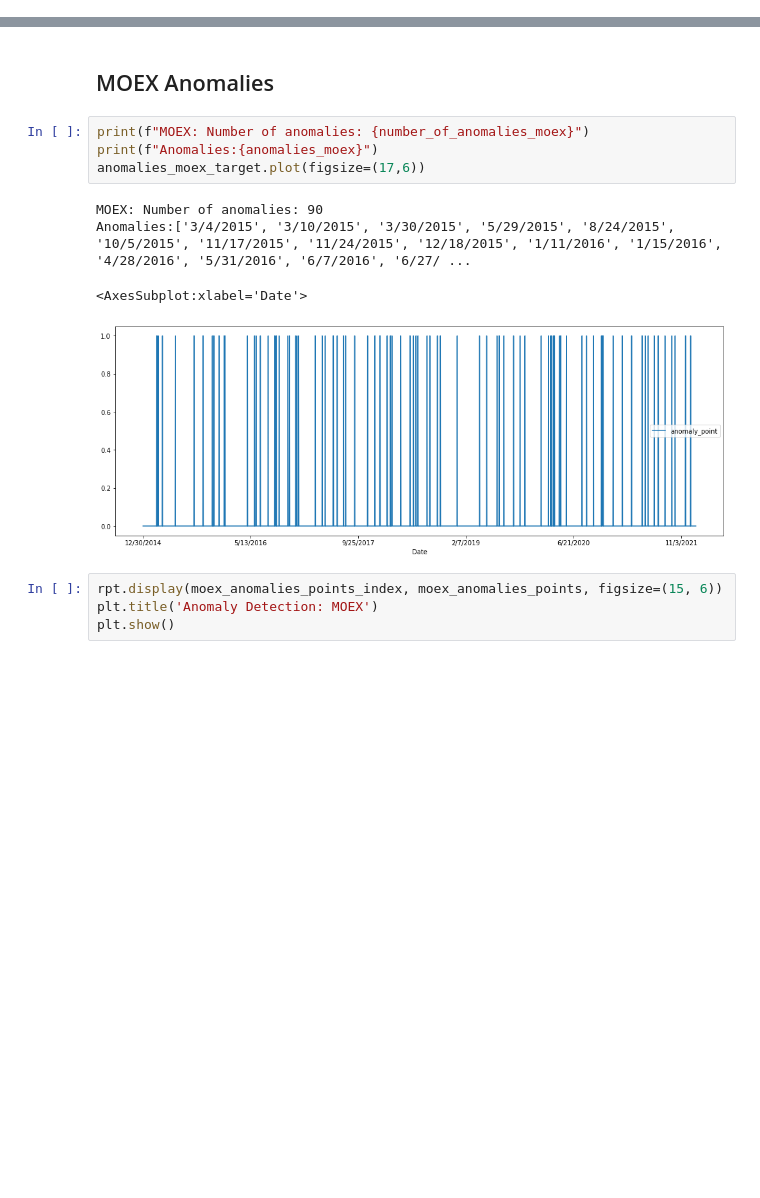
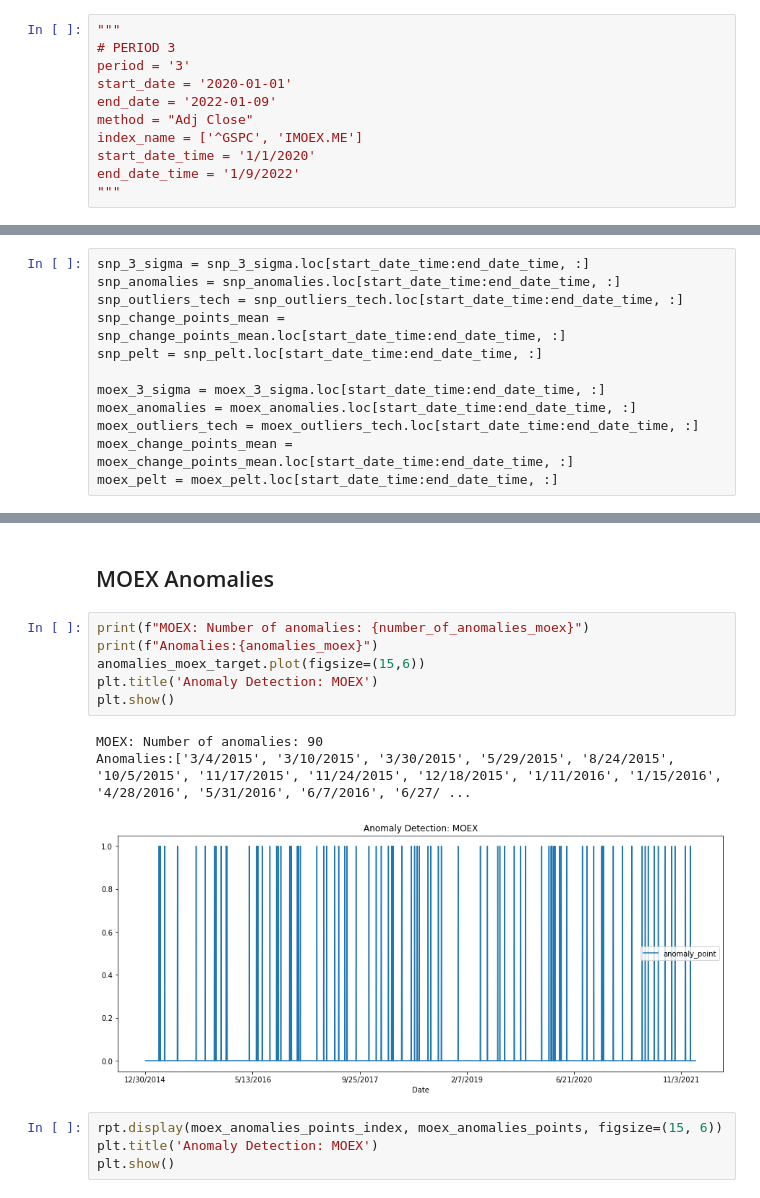
Before and after one commit to odu1ros/timeseries_analysis, a Jupyter notebook: labeling_results.ipynb, the cells around one changed output, grey strips where cells are left out. Saved outputs shown, nothing was run; the diff lists cells and outputs as text; blank space fills up the shorter version.

```diff
--- a/labeling_results.ipynb
+++ b/labeling_results.ipynb
@@ -34,0 +69,11 @@ index_name = ['^GSPC', 'IMOEX.ME']
+# %%
+"""
+# PERIOD 3
+period = '3'
+start_date = '2020-01-01'
+end_date = '2022-01-09'
+method = "Adj Close"
+index_name = ['^GSPC', 'IMOEX.ME']
+start_date_time = '1/1/2020'
+end_date_time = '1/9/2022'
+"""
@@ -35,3 +92,15 @@ index_name = ['^GSPC', 'IMOEX.ME']
+# %%
+snp_3_sigma = snp_3_sigma.loc[start_date_time:end_date_time, :]
+snp_anomalies = snp_anomalies.loc[start_date_time:end_date_time, :]
+snp_outliers_tech = snp_outliers_tech.loc[start_date_time:end_date_time, :]
+snp_change_points_mean = snp_change_points_mean.loc[start_date_time:end_date_time, :]
+snp_pelt = snp_pelt.loc[start_date_time:end_date_time, :]
+
+moex_3_sigma = moex_3_sigma.loc[start_date_time:end_date_time, :]
+moex_anomalies = moex_anomalies.loc[start_date_time:end_date_time, :]
+moex_outliers_tech = moex_outliers_tech.loc[start_date_time:end_date_time, :]
+moex_change_points_mean = moex_change_points_mean.loc[start_date_time:end_date_time, :]
+moex_pelt = moex_pelt.loc[start_date_time:end_date_time, :]
 # %%
 def get_index_data(start_date, end_date, method=method, i=0):
     spx_index = DataReader(index_name[i], 'yahoo', start_date, end_date)[method]
@@ -319,12 +634,13 @@ snp_change_points_points = np.array(snp_change_points_points)
 # %%
 print(f"MOEX: Number of anomalies: {number_of_anomalies_moex}")
 print(f"Anomalies:{anomalies_moex}")
-anomalies_moex_target.plot(figsize=(17,6))
+anomalies_moex_target.plot(figsize=(15,6))
+plt.title('Anomaly Detection: MOEX')
+plt.show()
 # %% [output]
 MOEX: Number of anomalies: 90
 Anomalies:['3/4/2015', '3/10/2015', '3/30/2015', '5/29/2015', '8/24/2015', '10/5/2015', '11/17/2015', '11/24/2015', '12/18/2015', '1/11/2016', '1/15/2016', '4/28/2016', '5/31/2016', '6/7/2016', '6/27/ ...
-<AxesSubplot:xlabel='Date'>
-[figure, old version]
+[figure, new version]
 # %%
 rpt.display(moex_anomalies_points_index, moex_anomalies_points, figsize=(15, 6))
 plt.title('Anomaly Detection: MOEX')
```
Also changed, not shown: parts of 44 cells of this notebook, 1 other file.
